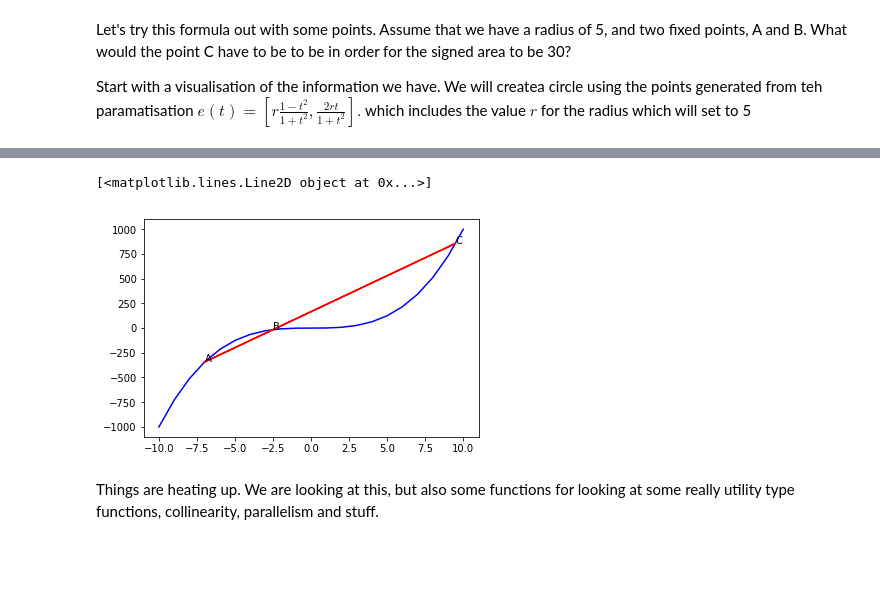
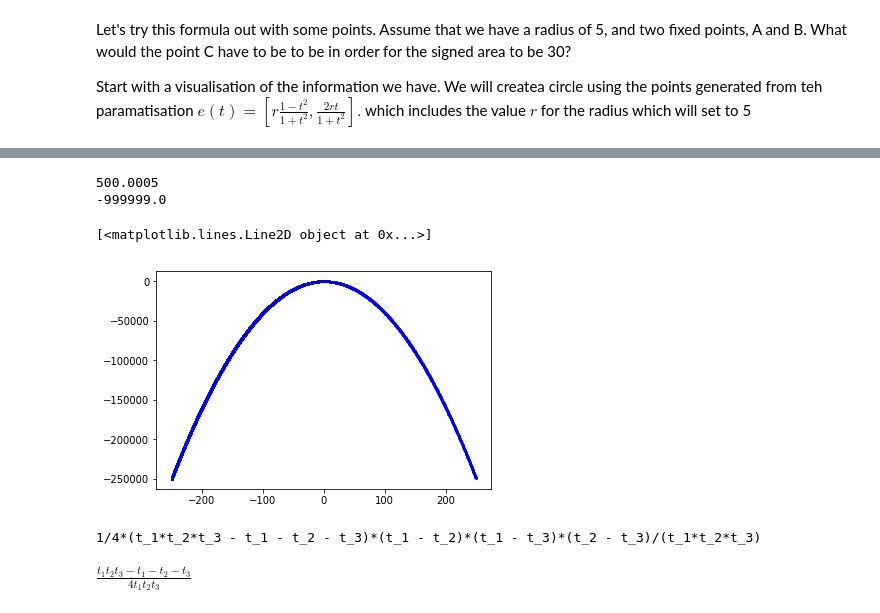
Before and after one commit to jgab3103/Jamie-Gabriel, a Jupyter notebook: Notebooks/Algebraic_Calculus_Notes_3.ipynb, the cells around one changed output, grey strips where cells are left out. Saved outputs shown, nothing was run; the diff lists cells and outputs as text; code cells hidden in the pictures; blank space fills up the shorter version.

```diff
--- a/Notebooks/Algebraic_Calculus_Notes_3.ipynb
+++ b/Notebooks/Algebraic_Calculus_Notes_3.ipynb
@@ -392,0 +424,4 @@ ax.plot(x2, y2, 'b')
+# %%
+t = sp.symbols('t')
+e = sp.Eq(5*(1 - t^2)/(1 + t^2), 1)
+e
@@ -393,22 +484,65 @@ ax.plot(x2, y2, 'b')
+# %%
+def compute_relativistic_hyperbola_x_coord(t):
+    n = (1 + t^2) / (1 - t^2)
+    d = (2 * t) / (1 - t^2)
+    return (n / d)
+
+def compute_relativistic_hyperbola_y_coord(t):
+    n = 2 * t
+    d = (2 * t) / (1 - t^2)
+    return (n / d)
+# %%
+print(float(compute_relativistic_hyperbola_x_coord(1000)))
+print(float(compute_relativistic_hyperbola_y_coord(1000)))
+# %% [output]
+500.0005
+-999999.0
 # %%
 fig, ax = plt.subplots()
-x2 = np.arange(start=-10, stop=11, step=1)
-y2 = x2^3
 
-points_choice = np.array([[-7,-343],[-2.5, -15.625], [9.5,857.375]])
-points_for_plotting = np.append(points_choice, [points_choice[0]], axis=0)
+values_for_parameterisation = []
 
-x1 = [e[0] for e in points_for_plotting]
-y1 = [e[1] for e in points_for_plotting]
+values_for_parameterisation.extend(np.arange(start=-500, stop=-1.1, step=.1))
+values_for_parameterisation.extend(np.arange(start=2, stop=500, step=1))
+
+#print(values_for_parameterisation)
+
+curve_points_x = [compute_relativistic_hyperbola_x_coord(i) for i in values_for_parameterisation]
+curve_points_y = [compute_relativistic_hyperbola_y_coord(i) for i in values_for_parameterisation]
 
 
-ax.annotate('A', points_choice[0])
-ax.annotate('B', points_choice[1])
-ax.annotate('C', points_choice[2])
-ax.plot(x2, y2, 'b')
-ax.plot(x1, y1, 'r')
+
+# points_choice = np.array([[-20,-1/20],[43,1/43], [1, 1]])
+# points_for_plotting = np.append(points_choice, [points_choice[0]], axis=0)
+# triangle_points_x = [e[0] for e in points_for_plotting]
+# triangle_points_y = [e[1] for e in points_for_plotting]
+
+ax.plot(curve_points_x, curve_points_y, 'bo', markersize = 2)
+# ax.plot(triangle_points_x, triangle_points_y, 'r')
+
+#curve_points_x_2
 # %% [output]
 [<matplotlib.lines.Line2D object at 0x...>]
-[figure, old version]
+[figure, new version]
-# %% [markdown]
-Things are heating up. We are looking at this, but also some functions for looking at some really utility type functions, collinearity, parallelism and stuff.
+# %%
+t_1, t_2, t_3 = sp.symbols('t_1, t_2, t_3')
+
+t_1_x = compute_relativistic_hyperbola_x_coord(t_1)
+t_1_y = compute_relativistic_hyperbola_y_coord(t_1)
+
+t_2_x = compute_relativistic_hyperbola_x_coord(t_2)
+t_2_y = compute_relativistic_hyperbola_y_coord(t_2)
+
+t_3_x = compute_relativistic_hyperbola_x_coord(t_3)
+t_3_y = compute_relativistic_hyperbola_y_coord(t_3)
+
+points_choice = np.array([[t_1_x, t_1_y], [t_2_x, t_2_y], [t_3_x, t_3_y]])
+s = compute_signed_area_using_meisters_formula(points_choice)
+show(s.factor())
+# %% [output]
+1/4*(t_1*t_2*t_3 - t_1 - t_2 - t_3)*(t_1 - t_2)*(t_1 - t_3)*(t_2 - t_3)/(t_1*t_2*t_3)
+# %%
+r = (t_1 * t_2 * t_3 - t_1 - t_2 - t_3) / (4 * t_1 * t_2 * t_3)
+r.factor()
+# %% [output]
+$\displaystyle \frac{t_{1} t_{2} t_{3} - t_{1} - t_{2} - t_{3}}{4 t_{1} t_{2} t_{3}}$
```
Also changed, not shown: parts of 17 cells of this notebook.
